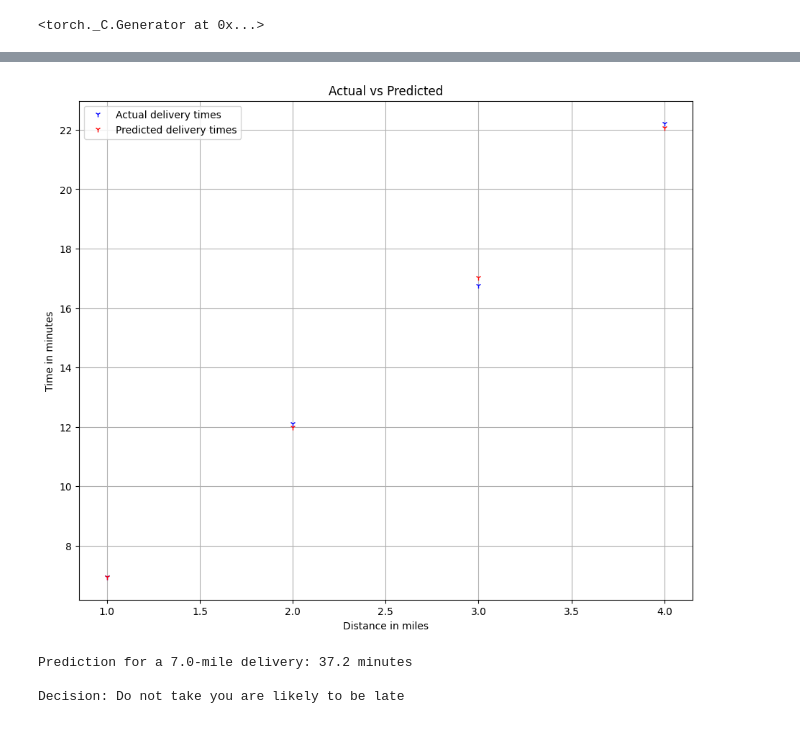
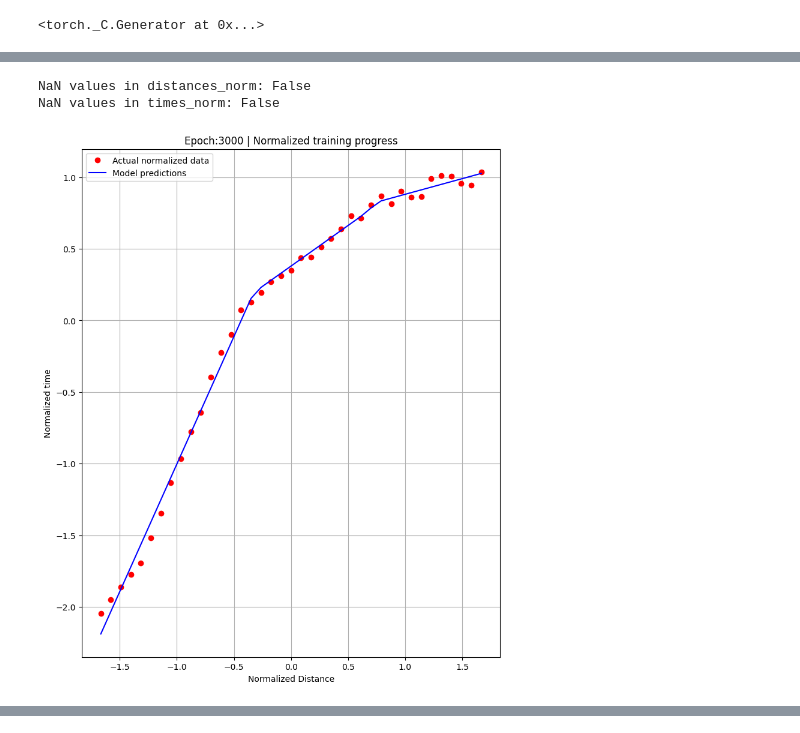
Before and after one commit to Vaibhavgoel123/Artificial-Intelligence, a Jupyter notebook: Pytorch_practice.ipynb, the cells around one changed output, grey strips where cells are left out. Cells and saved outputs as stored; diff of their text form; code cells hidden in the pictures.

```diff
--- a/Pytorch_practice.ipynb
+++ b/Pytorch_practice.ipynb
@@ -29,0 +43,14 @@ model = nn.Sequential(nn.Linear(1,1))
+# %%
+#Calculate mean and standard deviation
+distances_mean = distances.mean()
+distances_std = distances.std()
+
+#Calculate mean and standard deviation of time
+times_mean = times.mean()
+times_std = times.std()
+
+#Apply standardization to the distances
+distances_norm = (distances - distances_mean) / distances_std
+
+#Apply standardization to the times.
+times_norm = (times - times_mean) / times_std
@@ -30,19 +61,43 @@ model = nn.Sequential(nn.Linear(1,1))
+# %%
+print(f"NaN values in distances_norm: {torch.isnan(distances_norm).any()}")
+print(f"NaN values in times_norm: {torch.isnan(times_norm).any()}")
+# %% [output]
+NaN values in distances_norm: False
+NaN values in times_norm: False
+# %%
+#This line ensures that your results are reproducible and consistent every time
+torch.manual_seed(27)
+
+model = nn.Sequential(
+    nn.Linear(1,3),
+    nn.ReLU(),
+    nn.Linear(3,1)
+)
 # %%
 loss_function = nn.MSELoss()
-optimizer = optim.SGD(model.parameters(),lr=0.1)
+optimizer = optim.SGD(model.parameters(),lr=0.01)
 # %%
-for epoch in range(500):
+for epoch in range(3000):
   #Resetting optimizer gradient
   optimizer.zero_grad()
   #Make predictions(Forward pass)
-  outputs = model(distances)
+  outputs = model(distances_norm)
   #Loss calculation
-  loss = loss_function(outputs, times)
+  loss = loss_function(outputs, times_norm)
   #Calculate errors(Backward pass)
   loss.backward()
   #Update model parameters
   optimizer.step()
   #Print loss every 50 epochs
   if(epoch+1)%50==0:
-    print(f"Epoch {epoch+1}: Loss = {loss.item()}")
+    untitled2.plot_training_progress(
+        epoch = epoch,
+        loss = loss,
+        model = model,
+        distances_norm = distances_norm,
+        times_norm = times_norm
+    )
+  print("\nTraining Complete")
+  print(f"Final Loss: {loss.item()}")
 # %% [output]
+[figure, added]
@@ -59,4 +105,0 @@ Epoch 500: Loss = 0.02541729249060154
-# %%
-untitled2.plot_results(model, distances, times)
-# %% [output]
-[figure, removed]
@@ -65,20 +105,0 @@ distance_to_predict = 7.0
-# %%
-with torch.no_grad():
-  #Convert python variable into 2D Pytorch tensor
-  new_distance = torch.tensor([[distance_to_predict]], dtype=torch.float32)
-
-  #Pass new data to trained model
-  predicted_time = model(new_distance)
-
-  #Use .item() to extract scaler values
-  print(f"Prediction for a {distance_to_predict}-mile delivery: {predicted_time.item():.1f} minutes")
-
-  #Use scalar values in conditions
-  if predicted_time.item()>30:
-    print("\nDecision: Do not take you are likely to be late")
-  else:
-    print("\nDecision: Take the job. You can make it")
-# %% [output]
-Prediction for a 7.0-mile delivery: 37.2 minutes
-
-Decision: Do not take you are likely to be late
```
Also changed, not shown: parts of 16 cells of this notebook.
